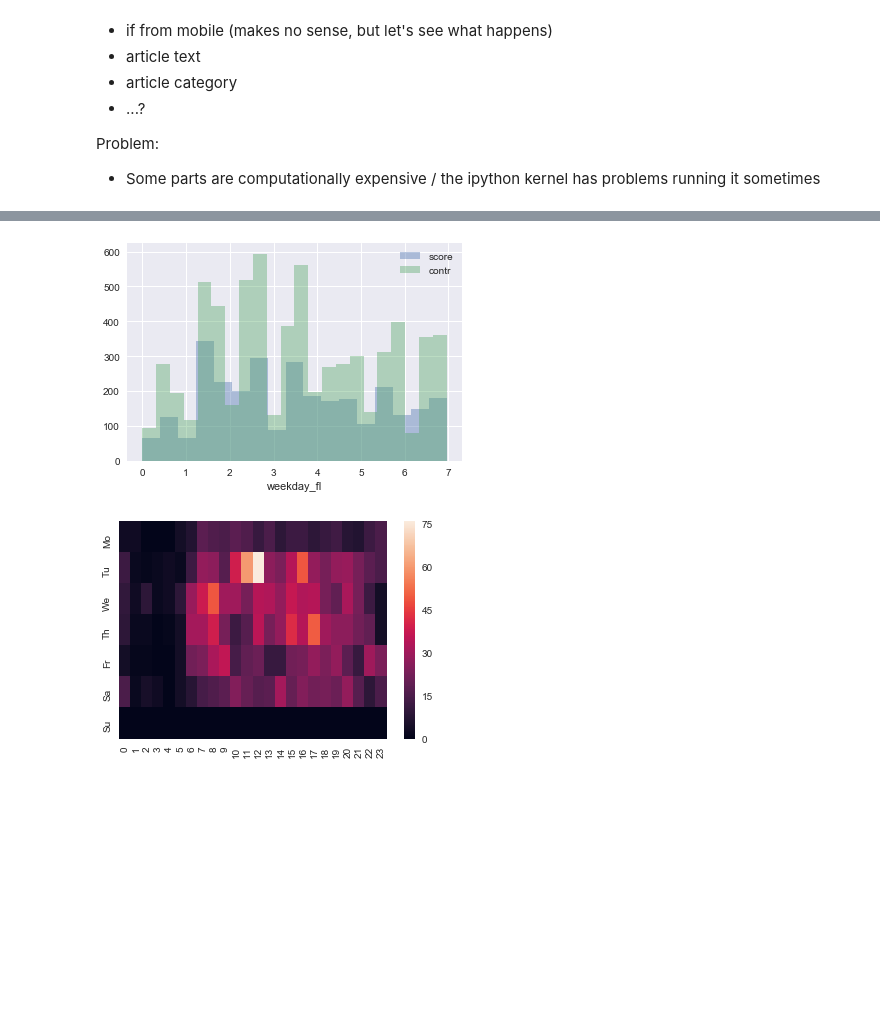
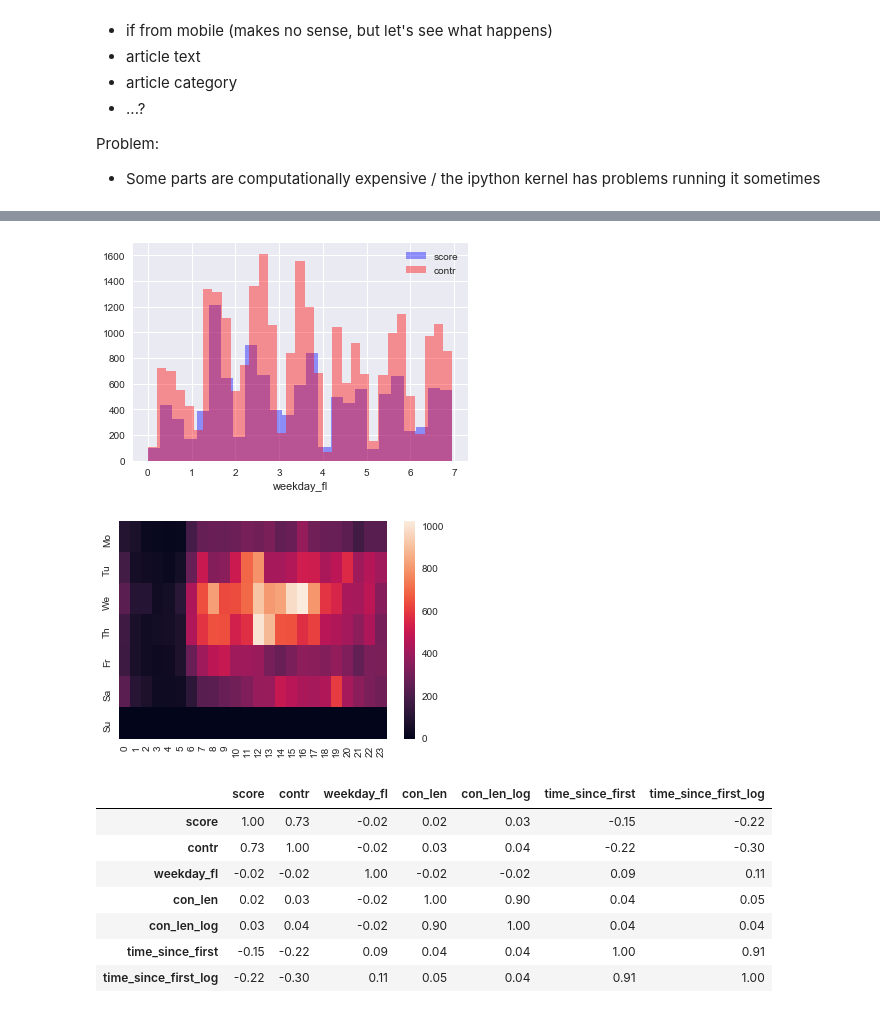
Before and after one commit to fdelia/bots, a Jupyter notebook: 3_explore_data.ipynb, the cells around one changed output, grey strips where cells are left out. Drawn from its saved outputs; the diff is of its cells as text; code cells hidden in the pictures; blank space fills up the shorter version.

```diff
--- a/3_explore_data.ipynb
+++ b/3_explore_data.ipynb
@@ -17,7 +17,7 @@ warnings.filterwarnings('ignore')
 
 import pandas as pd
 df_art = pd.read_csv('articles_2017_08.csv')
-df_com = pd.read_csv('comments_2017_08.csv').head(20000) # crop because battery life, skews data
+df_com = pd.read_csv('comments_2017_08.csv')#.head(20000) # crop because battery life, skews data
 # Make float better readable
 pd.options.display.float_format = '{:.0f}'.format
 # %% [markdown]
@@ -364,32 +364,49 @@ for col in ['con_len', 'text_len', 'time_since_first', 'score', 'contr']:
 # %%
 # Plot hist and heat map against weekdays
 weekdays = ['Mo', 'Tu', 'We', 'Th', 'Fr', 'Sa', 'Su']
 
 sns.set(color_codes=True)
-ax = sns.distplot(df_com[df_com['score']>50]['weekday_fl'], label='score', kde=False)
-ax = sns.distplot(df_com[df_com['contr']>50]['weekday_fl'], label='contr', kde=False)
+ax = sns.distplot(df_com[df_com['score']>50]['weekday_fl'], label='score', kde=False, color='blue')
+ax = sns.distplot(df_com[df_com['contr']>50]['weekday_fl'], label='contr', kde=False, color='red')
 #ax.set(xticks=range(0, len(weekdays)), xticklabels=weekdays) # This is misleading
 ax.legend()
 plt.show()
-grouped = df_com[df_com['score']>50].groupby(['weekday', 'hour']).size()
+
+grouped = df_com[df_com['score']>0].groupby(['weekday', 'hour']).size()
 matrix = np.zeros((7, 24))
 for d in range(0, 6):
     for h in range(0, 24):
         if d in grouped and h in grouped[d]:
             matrix[d][h] = grouped[d][h]
 
 sns.heatmap(matrix, yticklabels=weekdays)
 plt.show()
 
+# I removed very weak correlations to "score" and "contr"
+cols = ['score', 'contr', 'weekday_fl', 'con_len',
+       'con_len_log',
+       'time_since_first', 'time_since_first_log']
+# Get pearson co-efficients
+df_merge_art[cols].corr()
+
+
 # 0 = Monday, 7 = Sunday
 # Summary:
 # The day and time of posting plays a big role
 # This is probably because on certain days upvoting people are most active
 # This does not mean that posting the *same* comment on those times gives you more upvotes
 # - it may be possible, but we can't imply that (yet? / not enough data)
 # %% [output]
-[figure, old version]
+[figure, new version]
-[figure, old version]
+[figure, new version]
+|  | score | contr | weekday_fl | con_len | con_len_log | time_since_first | time_since_first_log |
+| score | 1.00 | 0.73 | -0.02 | 0.02 | 0.03 | -0.15 | -0.22 |
+| contr | 0.73 | 1.00 | -0.02 | 0.03 | 0.04 | -0.22 | -0.30 |
+| weekday_fl | -0.02 | -0.02 | 1.00 | -0.02 | -0.02 | 0.09 | 0.11 |
+| con_len | 0.02 | 0.03 | -0.02 | 1.00 | 0.90 | 0.04 | 0.05 |
+| con_len_log | 0.03 | 0.04 | -0.02 | 0.90 | 1.00 | 0.04 | 0.04 |
+| time_since_first | -0.15 | -0.22 | 0.09 | 0.04 | 0.04 | 1.00 | 0.91 |
+| time_since_first_log | -0.22 | -0.30 | 0.11 | 0.05 | 0.04 | 0.91 | 1.00 |
 # %%
 # Preprocess and split data
 
```
Also changed, not shown: parts of 11 cells of this notebook.
